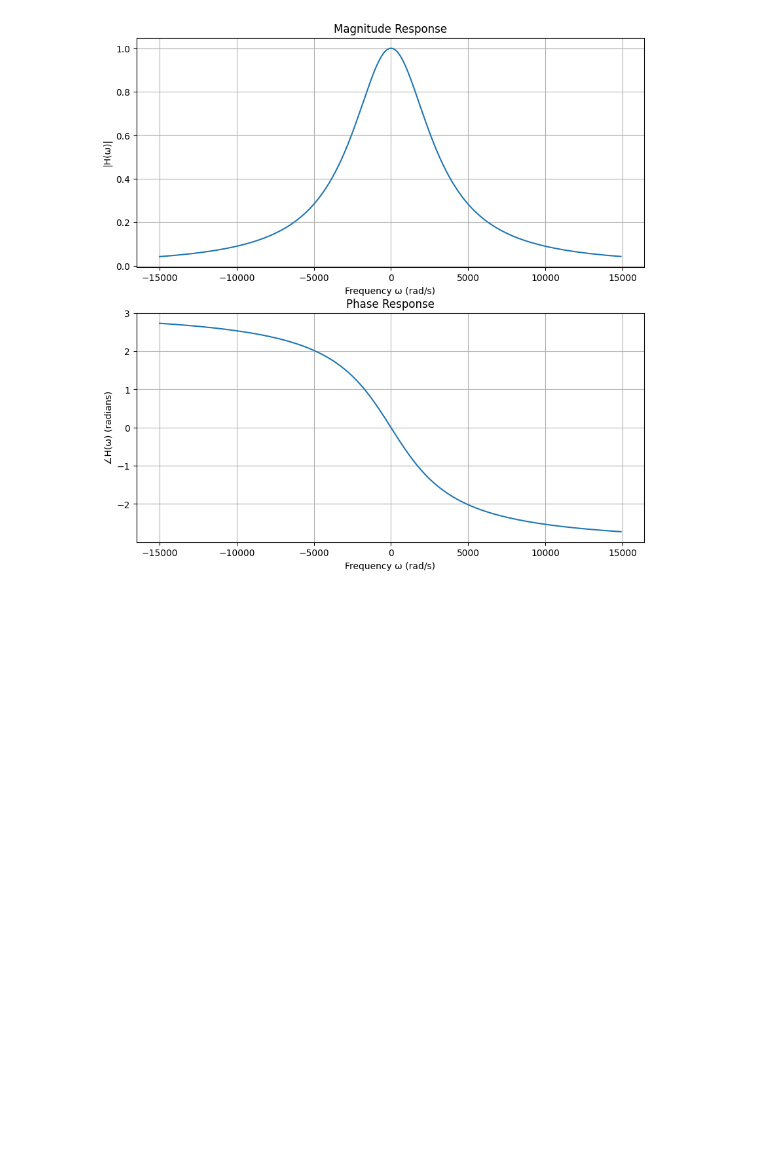
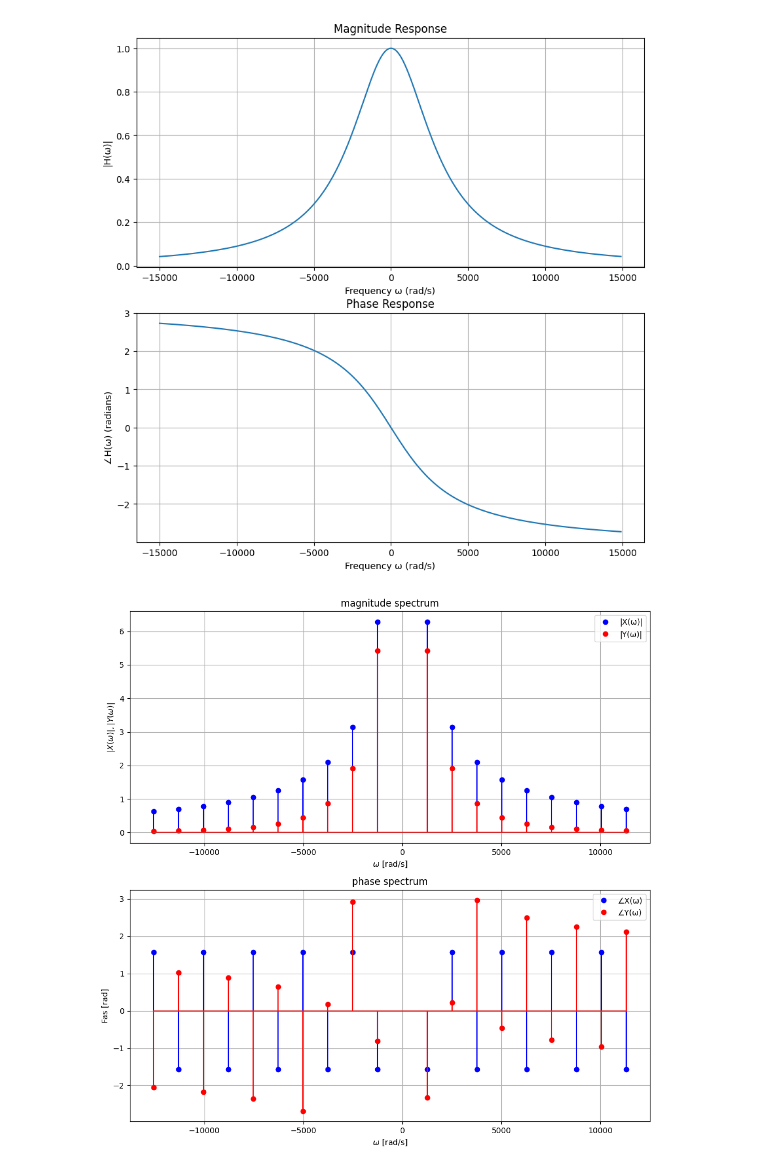
Before and after one commit to hannahpettersson/sigtrans, a Jupyter notebook: Assignment 2/Assignment2.ipynb, the cells around one changed output. Saved outputs shown, nothing was run; the diff lists cells and outputs as text; code cells hidden in the pictures; blank space fills up the shorter version.

```diff
--- a/Assignment 2/Assignment2.ipynb
+++ b/Assignment 2/Assignment2.ipynb
@@ -62,3 +62,47 @@ ax2.set_title('Phase Response')
 ax2.grid(True)
 # %% [output]
 [figure]
+# %%
+n = np.arange(-10,10,1) #s
+n = n[n != 0]
+t0 = 0.005 #s
+f0 = 1 / t0
+w0 = 2*np.pi*f0 #fundamental anguar freq
+w0_max = 15000
+wn = n*w0
+dw = 100 #s
+w = np.arange(-15e3, 15e3, dw)
+c_n = np.zeros_like(n, dtype=complex)
+nonzero = n != 0
+c_n[nonzero] = 1j * ((-1) ** np.abs(n[nonzero])) / np.abs(n[nonzero])
+Xn = 2 * np.pi * c_n
+alpha = 1000 * np.pi
+frequency_response = (alpha ** 2) / ((alpha + (1j * wn)) ** 2)
+Yn = frequency_response * Xn
+
+fig, (ax1, ax2) = plt.subplots(2, 1, figsize=(10, 10))
+# Magnitude plot
+stem1 = ax1.stem(wn, np.abs(Xn), 'b')
+stem2 = ax1.stem(wn, np.abs(Yn), 'r')
+
+stem1[0].set_label('|X(ω)|')
+stem2[0].set_label('|Y(ω)|')
+ax1.set_title('magnitude spectrum')
+ax1.set_xlabel(r'$\omega$ [rad/s]')
+ax1.set_ylabel(r'$|X(\omega)|, |Y(\omega)|$')
+ax1.legend()
+ax1.grid(True)
+
+stem3 = ax2.stem(wn, np.angle(Xn), 'b')
+stem4 = ax2.stem(wn, np.angle(Yn), 'r')
+stem3[0].set_label('∠X(ω)')
+stem4[0].set_label('∠Y(ω)')
+ax2.set_title('phase spectrum')
+ax2.set_xlabel(r'$\omega$ [rad/s]')
+ax2.set_ylabel(r'Fas [rad]')
+ax2.legend()
+ax2.grid(True)
+plt.tight_layout()
+plt.show()
+# %% [output]
+[figure, added]
```
Also changed, not shown: 1 other file.
